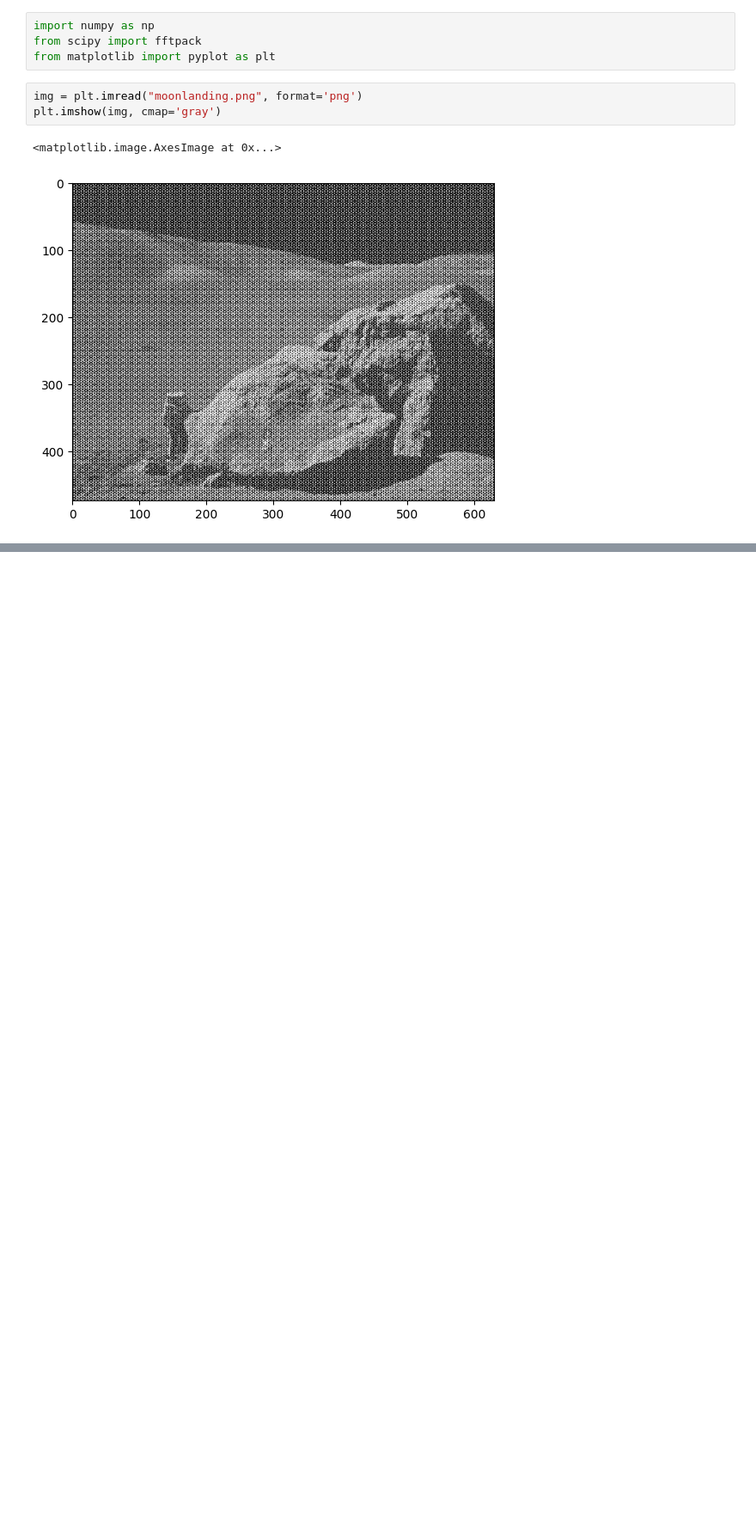
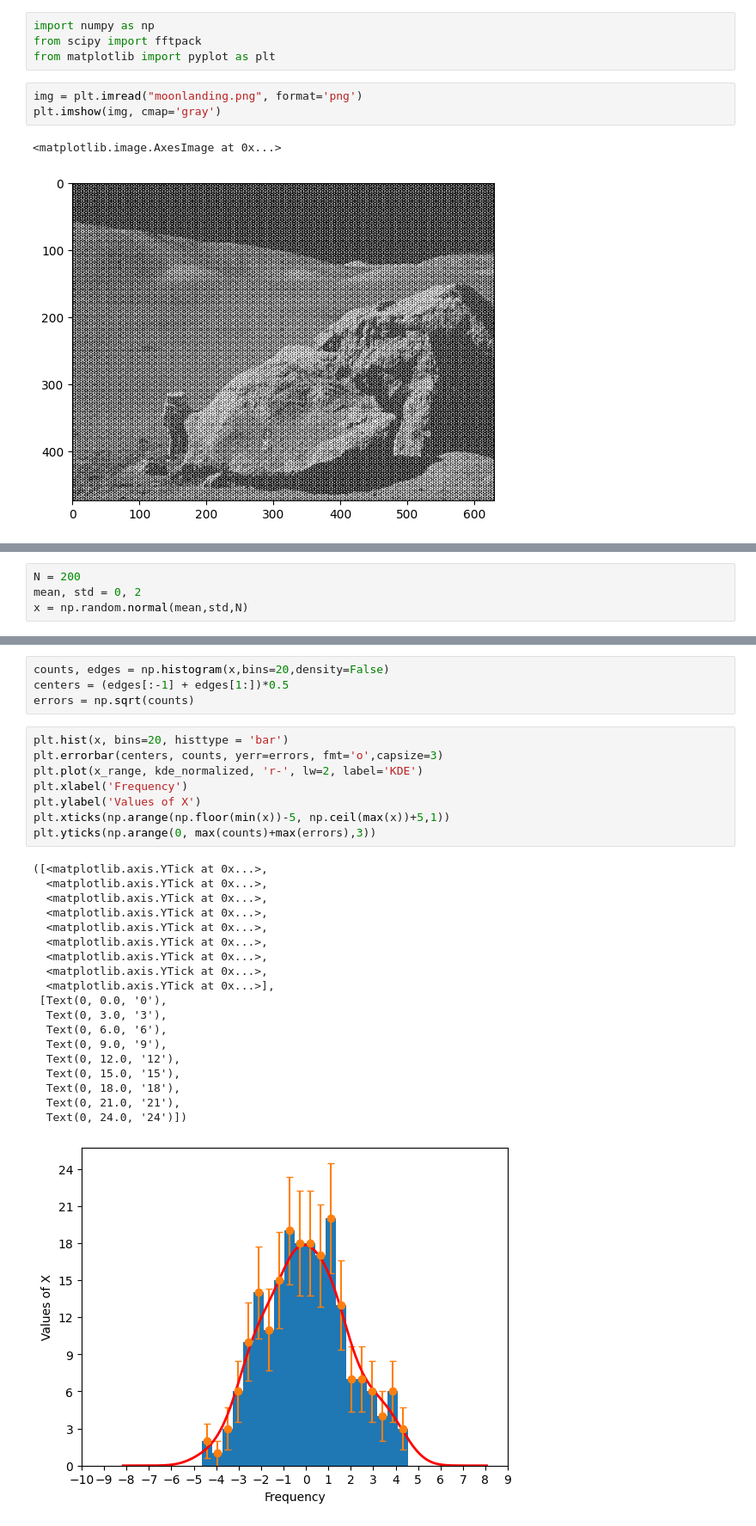
Before and after one commit to melissanespeque/LaboratoryOfComputationalPhysics_Y8, a Jupyter notebook: lcpastudies.ipynb, the cells around one changed output, grey strips where cells are left out. Shown at 86% size. Drawn from its saved outputs; the diff is of its cells as text; blank space fills up the shorter version.

```diff
--- a/lcpastudies.ipynb
+++ b/lcpastudies.ipynb
@@ -463,0 +661,4 @@ F_sifted = fftpack.fftshift(F) #shift the zero frequency component to the center
+# %%
+N = 200
+mean, std = 0, 2
+x = np.random.normal(mean,std,N)
@@ -463,0 +672,32 @@ F_sifted = fftpack.fftshift(F) #shift the zero frequency component to the center
+# %%
+counts, edges = np.histogram(x,bins=20,density=False)
+centers = (edges[:-1] + edges[1:])*0.5
+errors = np.sqrt(counts)
+# %%
+plt.hist(x, bins=20, histtype = 'bar')
+plt.errorbar(centers, counts, yerr=errors, fmt='o',capsize=3)
+plt.plot(x_range, kde_normalized, 'r-', lw=2, label='KDE')
+plt.xlabel('Frequency')
+plt.ylabel('Values of X')
+plt.xticks(np.arange(np.floor(min(x))-5, np.ceil(max(x))+5,1))
+plt.yticks(np.arange(0, max(counts)+max(errors),3))
+# %% [output]
+([<matplotlib.axis.YTick at 0x...>,
+  <matplotlib.axis.YTick at 0x...>,
+  <matplotlib.axis.YTick at 0x...>,
+  <matplotlib.axis.YTick at 0x...>,
+  <matplotlib.axis.YTick at 0x...>,
+  <matplotlib.axis.YTick at 0x...>,
+  <matplotlib.axis.YTick at 0x...>,
+  <matplotlib.axis.YTick at 0x...>,
+  <matplotlib.axis.YTick at 0x...>],
+ [Text(0, 0.0, '0'),
+  Text(0, 3.0, '3'),
+  Text(0, 6.0, '6'),
+  Text(0, 9.0, '9'),
+  Text(0, 12.0, '12'),
+  Text(0, 15.0, '15'),
+  Text(0, 18.0, '18'),
+  Text(0, 21.0, '21'),
+  Text(0, 24.0, '24')])
+[figure, added]
```
Also changed, not shown: parts of 35 cells of this notebook.
